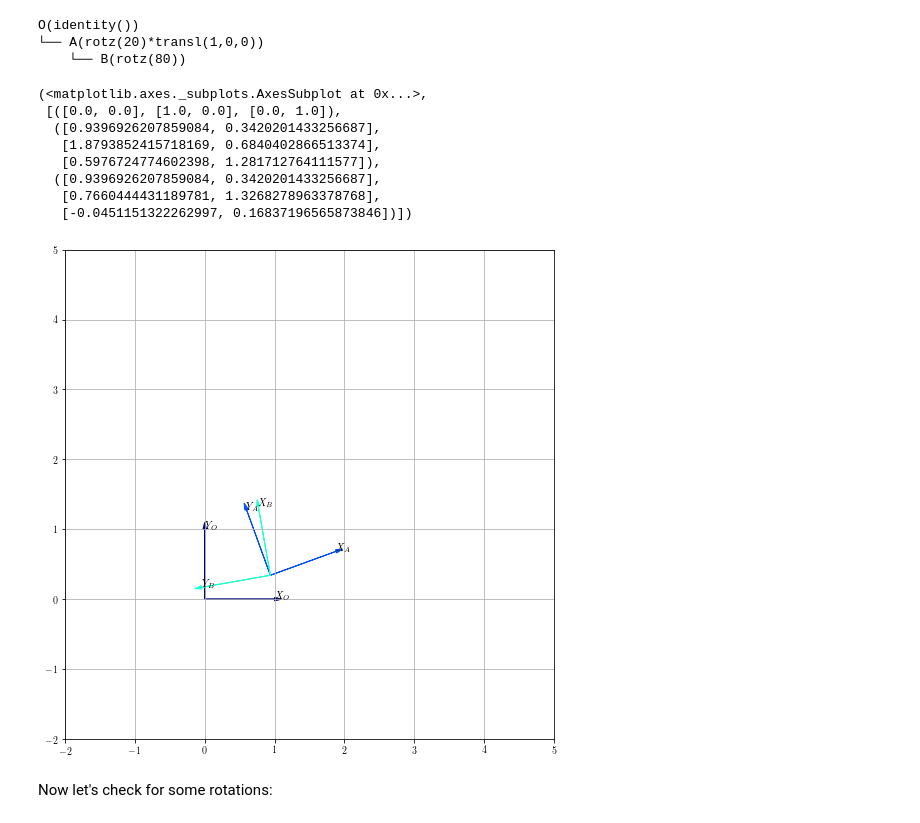
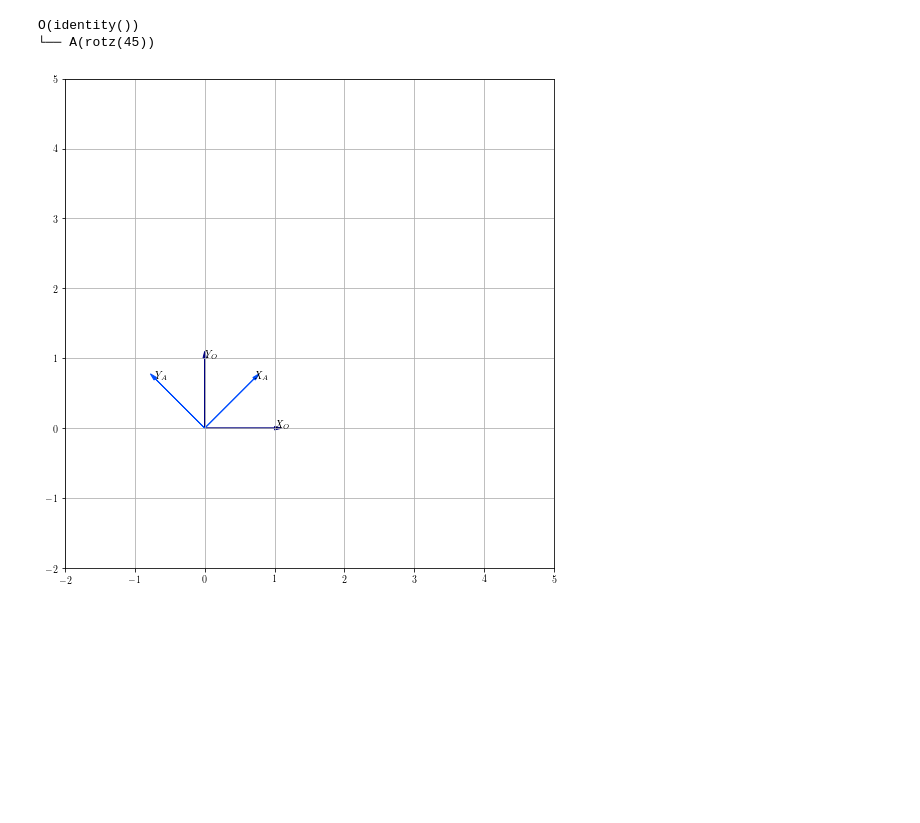
Before and after one commit to octavifs/simbiorob, a Jupyter notebook: transformations.ipynb, the cells around one changed output. Cells and saved outputs as stored; diff of their text form; code cells hidden in the pictures; blank space fills up the shorter version.

```diff
--- a/transformations.ipynb
+++ b/transformations.ipynb
@@ -1,27 +34,11 @@
 # %%
-%matplotlib inline
-from frames import Frame, TransformationTree
-
-
 tt = TransformationTree()
-A = Frame("A", transf="rotz(20)*transl(1,0,0)", parent=tt.root)
-B = Frame("B", transf="rotz(80)", parent=A)
+A = Frame("A", transf="rotz(45)", parent=tt.root)
 
 print tt
 
-tt.plot_frames()
+ax, frames = tt.plot_frames()
 # %% [output]
 O(identity())
-└── A(rotz(20)*transl(1,0,0))
-    └── B(rotz(80))
+└── A(rotz(45))
-(<matplotlib.axes._subplots.AxesSubplot at 0x...>,
- [([0.0, 0.0], [1.0, 0.0], [0.0, 1.0]),
-  ([0.9396926207859084, 0.3420201433256687],
-   [1.8793852415718169, 0.6840402866513374],
-   [0.5976724774602398, 1.281712764111577]),
-  ([0.9396926207859084, 0.3420201433256687],
-   [0.7660444431189781, 1.3268278963378768],
-   [-0.0451151322262997, 0.16837196565873846])])
-[figure, old version]
+[figure, new version]
-# %% [markdown]
-Now let's check for some rotations:
```
Also changed, not shown: parts of 11 cells of this notebook, 4 other files.
